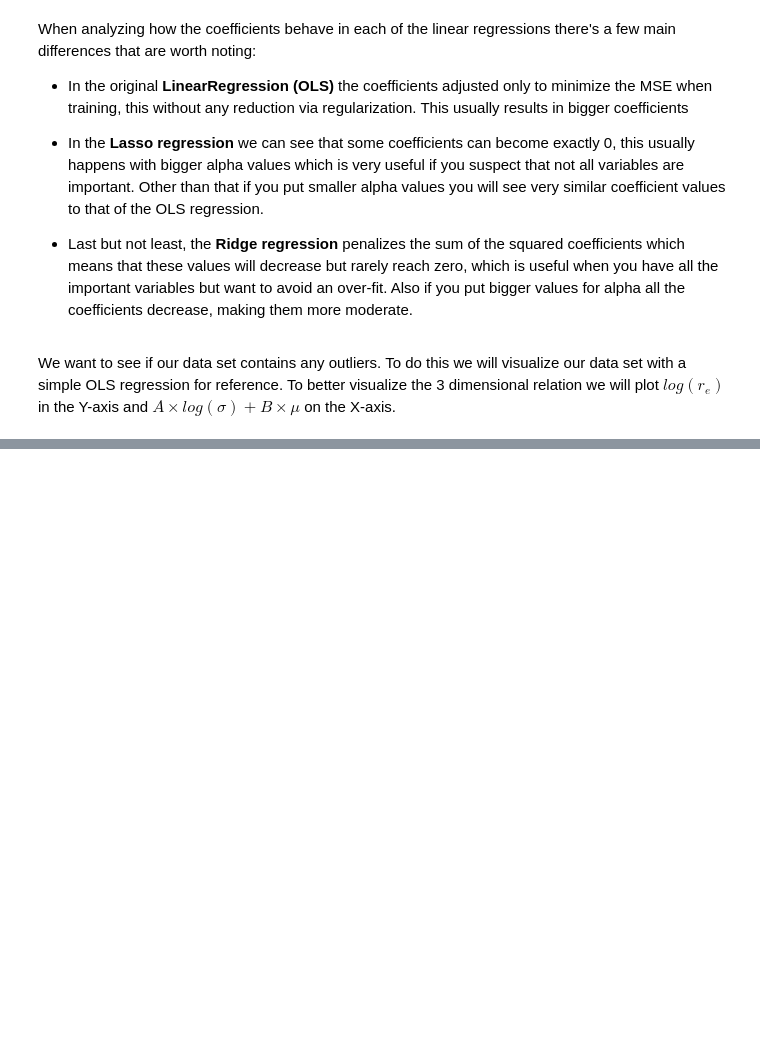
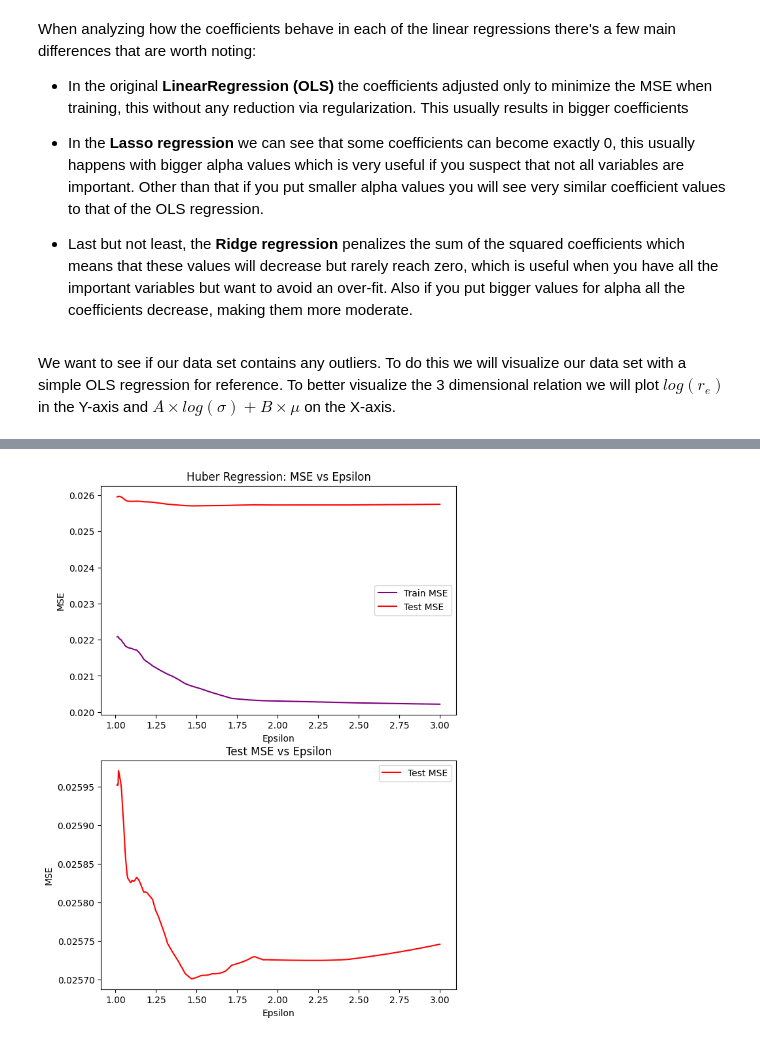
Before and after one commit to conichito/AS4501, a Jupyter notebook: Homework 1/Tarea-1.ipynb, the cells around one changed output, grey strips where cells are left out. Cells and saved outputs as stored; diff of their text form; code cells hidden in the pictures; blank space fills up the shorter version.

```diff
--- a/Homework 1/Tarea-1.ipynb
+++ b/Homework 1/Tarea-1.ipynb
@@ -359,0 +411,34 @@ NameError: name 'log_sigma' is not defined
+# %%
+epsilons = np.linspace(1.01, 3, 1000)
+test_mse_list = []
+train_mse_list = []
+
+for eps in epsilons:
+    huber = HuberRegressor(epsilon=eps)
+    huber.fit(fplane_X_train, fplane_Y_train.values.ravel())
+    y_train_pred = huber.predict(fplane_X_train)
+    y_test_pred = huber.predict(fplane_X_test)
+
+    train_mse = mean_squared_error(fplane_Y_train, y_train_pred)
+    test_mse = mean_squared_error(fplane_Y_test, y_test_pred)
+
+    train_mse_list.append(train_mse)
+    test_mse_list.append(test_mse)
+
+plt.figure(figsize=(7,10))
+plt.subplot(2,1,1)
+plt.plot(epsilons, train_mse_list, '-', color = 'purple', label="Train MSE")
+plt.plot(epsilons, test_mse_list, '-', color = 'red', label="Test MSE")
+plt.xlabel("Epsilon")
+plt.ylabel("MSE")
+plt.title("Huber Regression: MSE vs Epsilon")
+plt.legend()
+plt.subplot(2,1,2)
+plt.plot(epsilons, test_mse_list, '-', color = 'red', label="Test MSE")
+plt.xlabel("Epsilon")
+plt.ylabel("MSE")
+plt.title("Test MSE vs Epsilon")
+plt.legend()
+plt.show()
+# %% [output]
+[figure, added]
```
Also changed, not shown: parts of 12 cells of this notebook.
